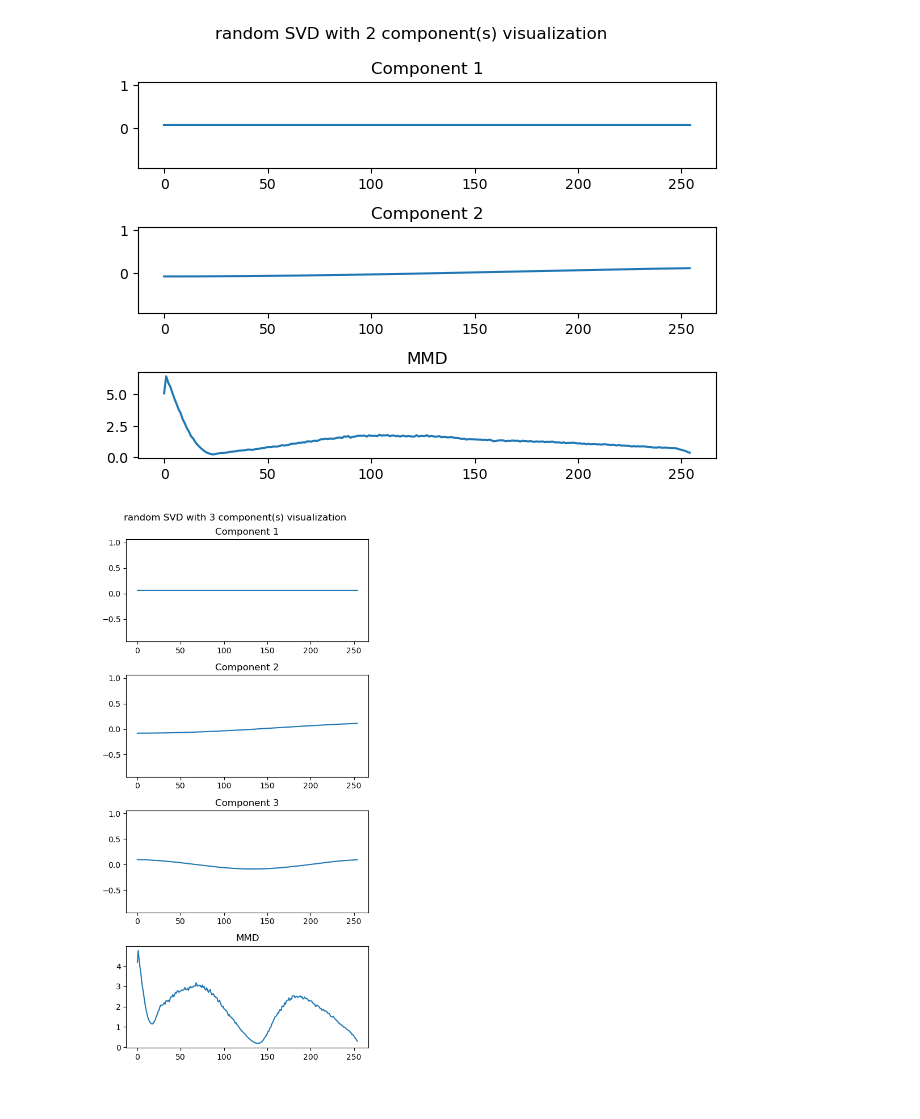
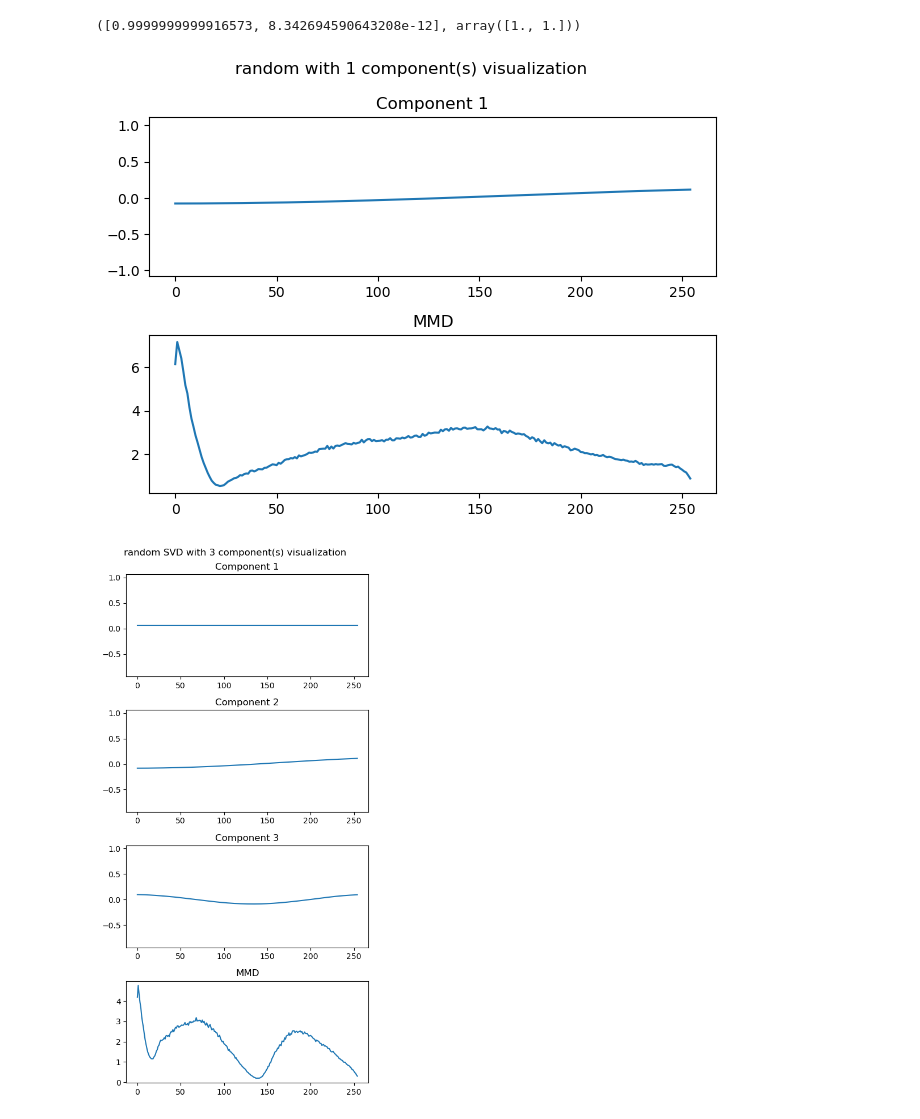
Before and after one commit to CODARcode/MDTrAnal, a Jupyter notebook: notebook/klcpd.ipynb, the cells around one changed output. Drawn from its saved outputs; the diff is of its cells as text; code cells hidden in the pictures.

Commit message:
Tried different algorithms of SVD with various components. VIsualizing the results of each algorithm.

```diff
--- a/notebook/klcpd.ipynb
+++ b/notebook/klcpd.ipynb
@@ -61,0 +58,6 @@ selected_dataset = 'codar'
+# %%
+def train_and_pred_dataset(dataset):
+    dim_codar = dataset.shape[1]
+    model_codar = KL_CPD(dim_codar).to(device)
+    model_codar.fit(dataset)
+    return model_codar.predict(dataset)
@@ -62,5 +90,4 @@ selected_dataset = 'codar'
 # %%
-codar = get_reduced_data()
-dim_codar = codar.shape[1]
-model_codar = KL_CPD(dim_codar).to(device)
-codar.shape
+svd_method = 'random'
+components = 2
+codar_reduced = get_reduced_data(components, svd_method)
@@ -73,20 +119,16 @@ preds_codar = model_codar.predict(codar)
+# %%
+# var_exp, cum_var_exp
+components = 1
+# %% [output]
+([0.9999999999916573, 8.342694590643208e-12], array([1., 1.]))
+# %%
+codar_reduced_component = codar_reduced[:,1].reshape(-1,1)
+# %%
+preds_codar = train_and_pred_dataset(codar_reduced_component)
 # %%
-for i in range(components):
-    plt.subplot(components+1,1,i+1)
-    plt.plot(codar[:,i])
-    plt.title(f'Component {i+1}')
-    ymin = min(codar[:,0])-1
-    ymax = max(codar[:,0])+1
-    plt.ylim([ymin, ymax])
-    plt.subplot(components+1, 1, components+1)
-
-plt.plot(preds_codar)
-plt.title('MMD')
-plt.suptitle(f'{svd_method} SVD with {components} component(s) visualization')
-plt.tight_layout()
-plt.show()
+plot_data(codar_reduced_component, preds_codar, svd_method)
 # %% [output]
-[figure, old version]
+[figure, new version]
 # %%
 plt.figure(figsize=(5,10))
 for i in range(components):
```
Also changed, not shown: parts of 88 cells of this notebook.
